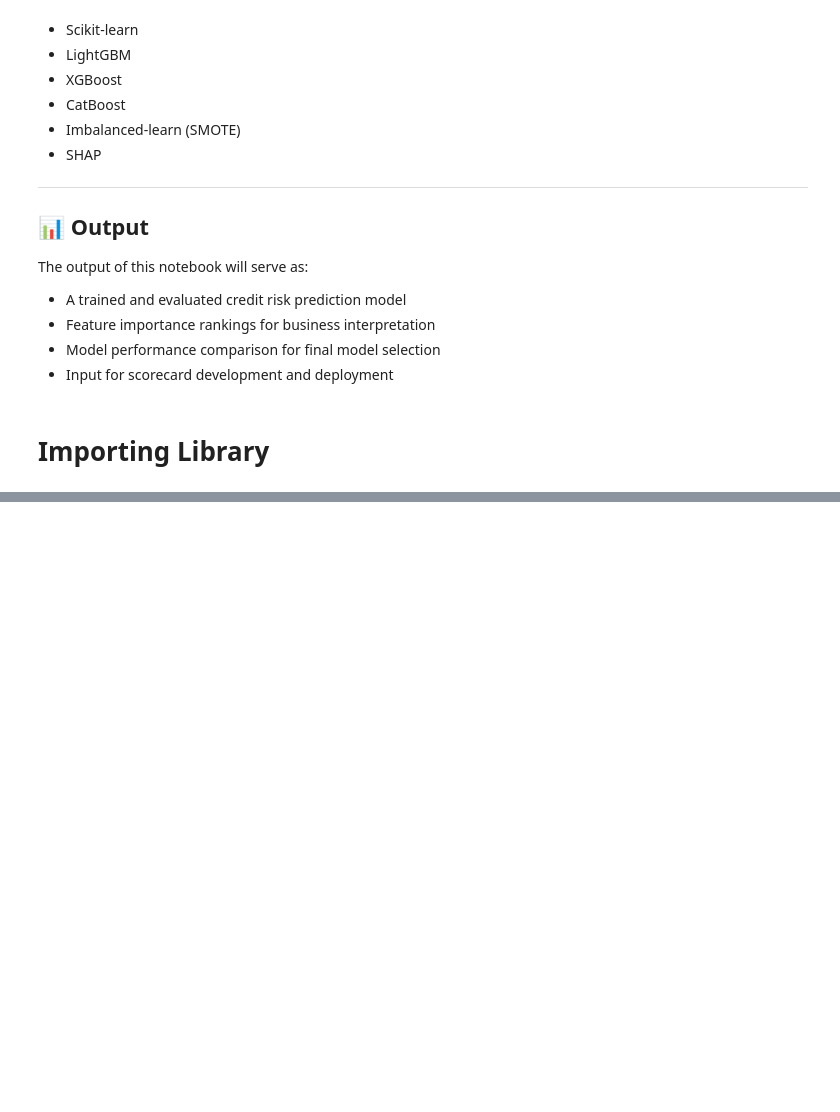
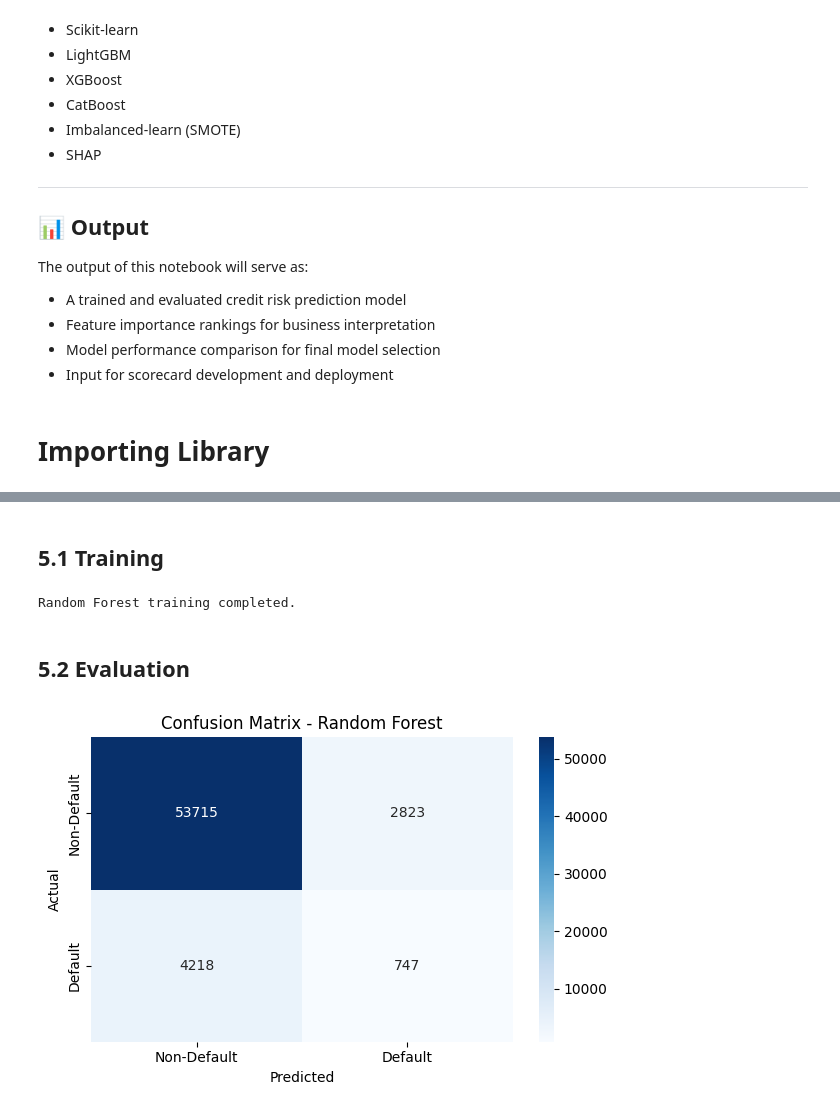
Before and after one commit to oknardo/Home_Credit_Scorecard_Model, a Jupyter notebook: Scorecard_Modelling.ipynb, the cells around one changed output, grey strips where cells are left out. Saved outputs shown, nothing was run; the diff lists cells and outputs as text; code cells hidden in the pictures; blank space fills up the shorter version.

```diff
--- a/Scorecard_Modelling.ipynb
+++ b/Scorecard_Modelling.ipynb
@@ -208,0 +432,38 @@ from sklearn.preprocessing import LabelEncoder
+# %% [markdown]
+## 5.1 Training
+# %%
+# Initialize and train Random Forest
+rf = RandomForestClassifier(
+    n_estimators=100,
+    max_depth=10,
+    min_samples_split=50,
+    min_samples_leaf=25,
+    random_state=42,
+    class_weight='balanced',
+    n_jobs=-1
+)
+
+rf.fit(X_train_smote, y_train_smote)
+print("Random Forest training completed.")
+# %% [output]
+Random Forest training completed.
+# %% [markdown]
+## 5.2 Evaluation
+# %%
+# Predictions
+y_pred_rf = rf.predict(X_test)
+y_prob_rf = rf.predict_proba(X_test)[:, 1]
+
+# Confusion Matrix
+cm_rf = confusion_matrix(y_test, y_pred_rf)
+plt.figure(figsize=(6, 4))
+sns.heatmap(cm_rf, annot=True, fmt='d', cmap='Blues',
+            xticklabels=['Non-Default', 'Default'],
+            yticklabels=['Non-Default', 'Default'])
+plt.title('Confusion Matrix - Random Forest')
+plt.ylabel('Actual')
+plt.xlabel('Predicted')
+plt.tight_layout()
+plt.show()
+# %% [output]
+[figure, added]
```
Also changed, not shown: parts of 64 cells of this notebook.
